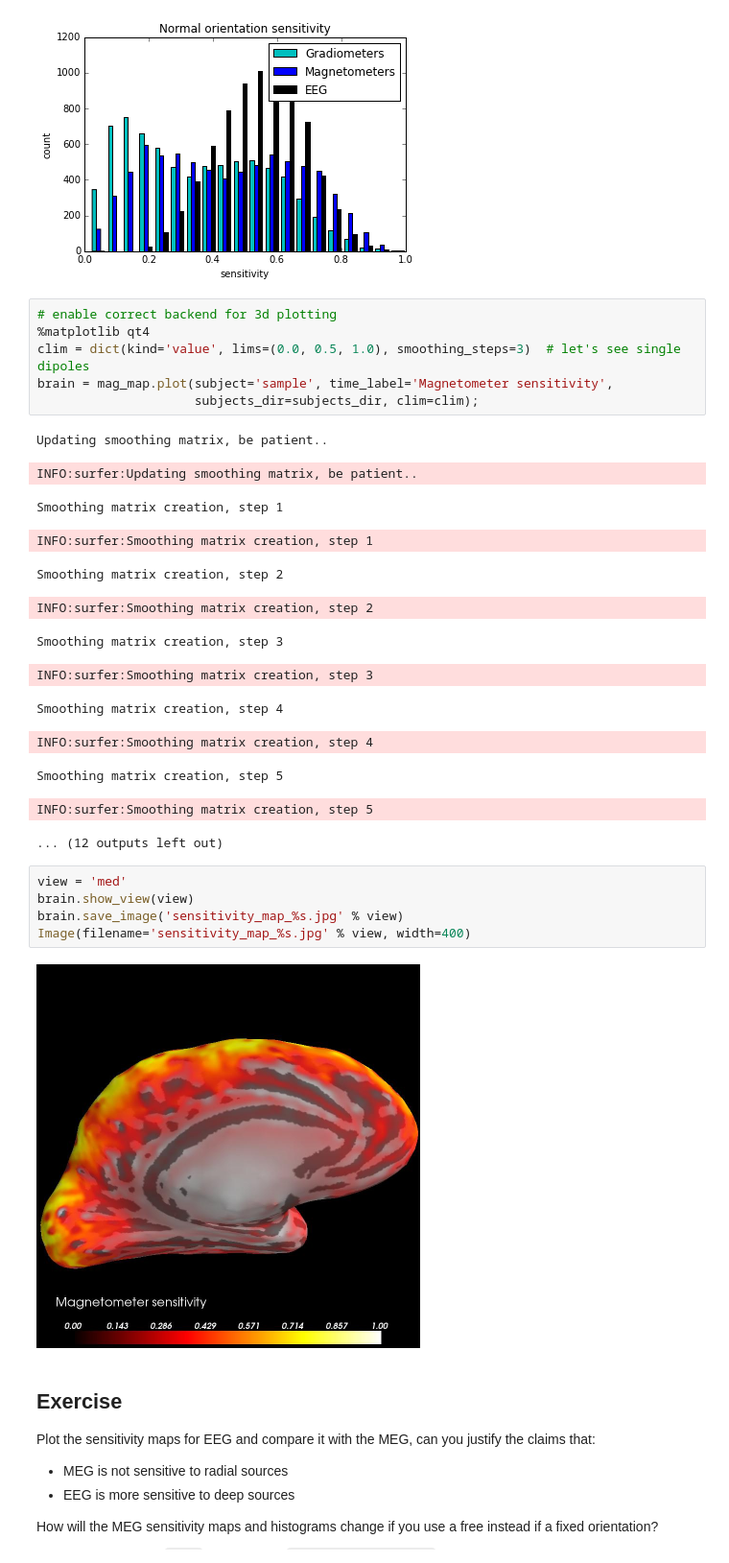
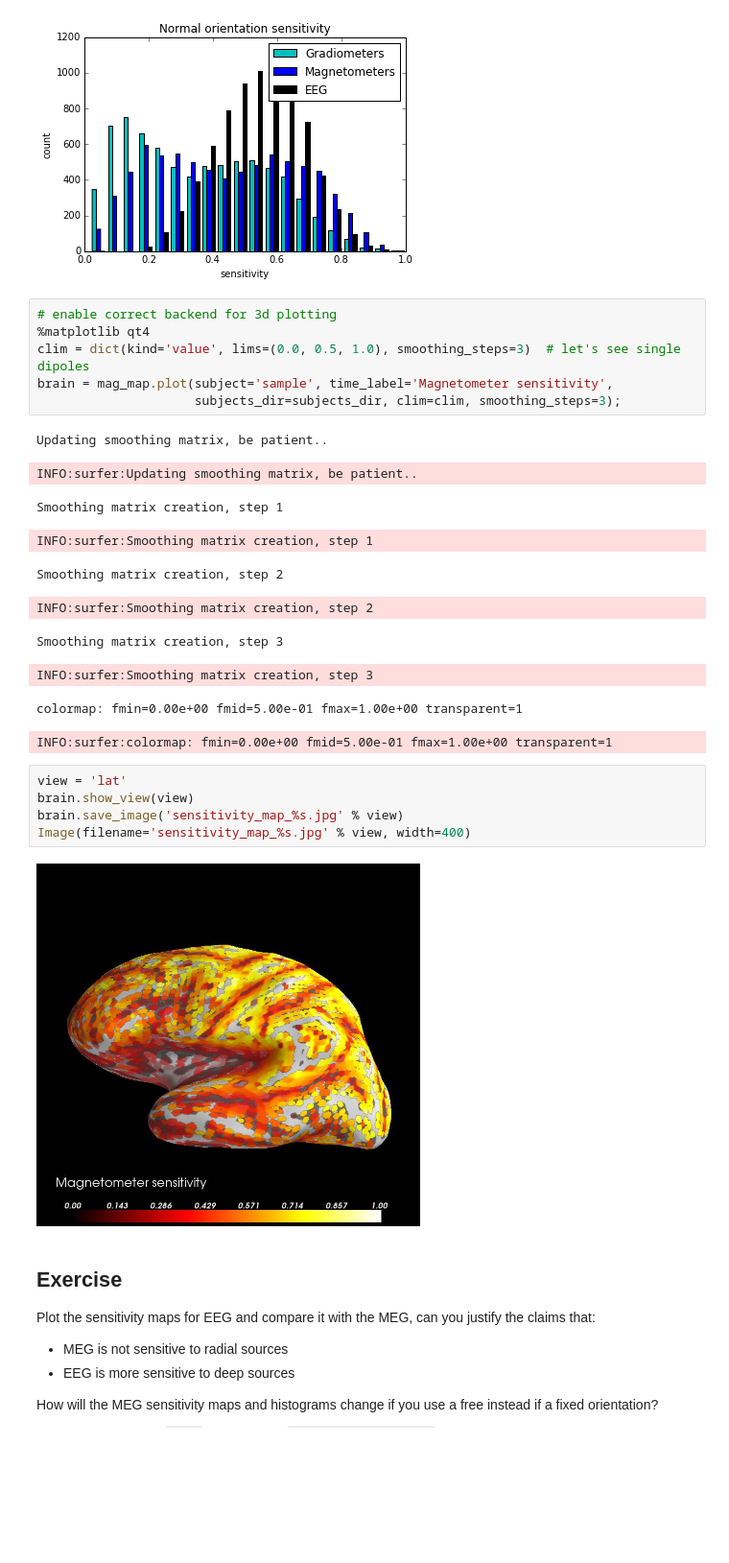
Before and after one commit to mne-tools/mne-python-notebooks, a Jupyter notebook: 2-MNE-Forward.ipynb, the cells around one changed output. Shown at 96% size. Saved outputs shown, nothing was run; the diff lists cells and outputs as text; blank space fills up the shorter version.

```diff
--- a/2-MNE-Forward.ipynb
+++ b/2-MNE-Forward.ipynb
@@ -123,7 +151,7 @@ plt.ylabel('count');
 %matplotlib qt4
 clim = dict(kind='value', lims=(0.0, 0.5, 1.0), smoothing_steps=3)  # let's see single dipoles
 brain = mag_map.plot(subject='sample', time_label='Magnetometer sensitivity',
-                     subjects_dir=subjects_dir, clim=clim);
+                     subjects_dir=subjects_dir, clim=clim, smoothing_steps=3);
 # %% [output]
 Updating smoothing matrix, be patient..
 INFO:surfer:Updating smoothing matrix, be patient..
@@ -133,18 +161,15 @@ Smoothing matrix creation, step 2
 INFO:surfer:Smoothing matrix creation, step 2
 Smoothing matrix creation, step 3
 INFO:surfer:Smoothing matrix creation, step 3
-Smoothing matrix creation, step 4
+colormap: fmin=0.00e+00 fmid=5.00e-01 fmax=1.00e+00 transparent=1
-INFO:surfer:Smoothing matrix creation, step 4
+INFO:surfer:colormap: fmin=0.00e+00 fmid=5.00e-01 fmax=1.00e+00 transparent=1
-Smoothing matrix creation, step 5
-INFO:surfer:Smoothing matrix creation, step 5
-... (12 outputs left out)
 # %%
-view = 'med'
+view = 'lat'
 brain.show_view(view)
 brain.save_image('sensitivity_map_%s.jpg' % view)
 Image(filename='sensitivity_map_%s.jpg' % view, width=400)
 # %% [output]
-[figure, old version]
+[figure, new version]
 # %% [markdown]
 ## Exercise
 
```
Also changed, not shown: parts of 8 cells of this notebook, 1 other file.
